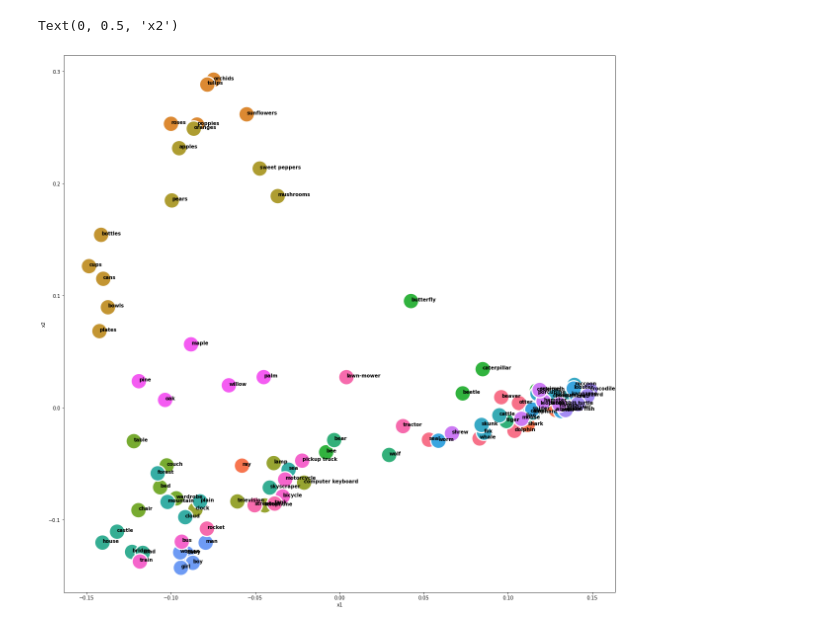
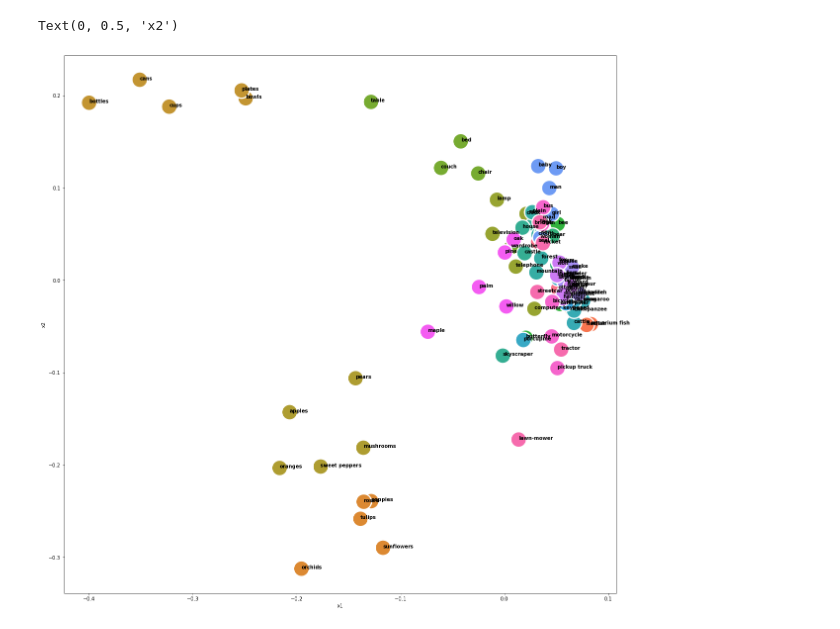
Before and after one commit to wendlerc/llm_labels, a Jupyter notebook: notebooks/visualize embeddings.ipynb, the cells around one changed output. Cells and saved outputs as stored; diff of their text form; code cells hidden in the pictures.

Commit message:
tsne improv embed

```diff
--- a/notebooks/visualize embeddings.ipynb
+++ b/notebooks/visualize embeddings.ipynb
@@ -12,12 +27,16 @@ fname = '../embeddings/cifar_100_davinci-001.json'
 with open(fname, 'r') as f:
     embeddings = json.load(f)
 # %%
+n = 20
 X = np.asarray(list(embeddings.values()))
+X = X[:5*n, :]
 # %%
-#pca = sklearn.manifold.TSNE(n_components=2, learning_rate='auto', init='random')
-pca = sklearn.manifold.LocallyLinearEmbedding(n_neighbors=10, n_components=2)
-#pca = sklearn.decomposition.PCA(n_components=2)
-transformed = pca.fit_transform(X)
+#tf = sklearn.manifold.TSNE(n_components=2, random_state=0, method='exact', n_iter=10000, learning_rate='auto', init='pca', perplexity=3.5)
+tf = sklearn.manifold.LocallyLinearEmbedding(n_neighbors=15, reg=0, random_state=0, n_components=2, max_iter=1e4, method='modified', eigen_solver='dense')
+#tf = sklearn.decomposition.PCA(n_components=2)
+tf = PCATSNE(pca_kwargs={'n_components': 100, 'random_state': 1}, n_components=2, random_state=0, method='exact', n_iter=20000, n_iter_without_progress=500, min_grad_norm=1e-8, learning_rate='auto', init='pca', perplexity=5)
+#tf = sklearn.manifold.TSNE(n_components=2, random_state=0, method='exact', n_iter=20000, n_iter_without_progress=500, min_grad_norm=1e-8, learning_rate='auto', init='pca', perplexity=5)
+transformed = tf.fit_transform(X)
 # %%
 df = pd.DataFrame(transformed)
 # %%
@@ -41,27 +44,26 @@ df
 # %%
-groups = 5*[0] + 5*[1] + 5*[2] + 5*[3] + 5*[4] + 5*[5] + 5*[6] + 5*[7] + 5*[8] + 5*[9]
-groups += 5*[10] + 5*[11] + 5*[12] + 5*[13] + 5*[14] + 5*[15] + 5*[16] + 5*[17] + 5*[18] + 5*[19]
+groups = [i for ii in zip(*itertools.repeat(range(n), 5)) for i in ii ]
 names = list(embeddings.keys())
 # %%
 plt.figure(figsize=(20,20))
 p1 = sns.scatterplot('x1', # Horizontal axis
        'x2', # Vertical axis
        hue=groups,
        data=df, # Data source
        legend=False,
        s=1000,
-       palette=sns.color_palette("husl", 20))
+       palette=sns.color_palette("husl", n))
 
 for line in range(0,df.shape[0]):
      p1.text(df.x1[line], df.x2[line],
      names[line], horizontalalignment='left',
      size='medium', color='black', weight='semibold')
 
 # Set x-axis label
 plt.xlabel('x1')
 # Set y-axis label
 plt.ylabel('x2')
-#plt.savefig('../results/cifar100_lle.pdf')
+#plt.savefig('../results/cifar100_tsne2d.pdf')
 # %% [output]
 Text(0, 0.5, 'x2')
-[figure, old version]
+[figure, new version]
```
Also changed, not shown: parts of 2 cells of this notebook, 1 other file.
